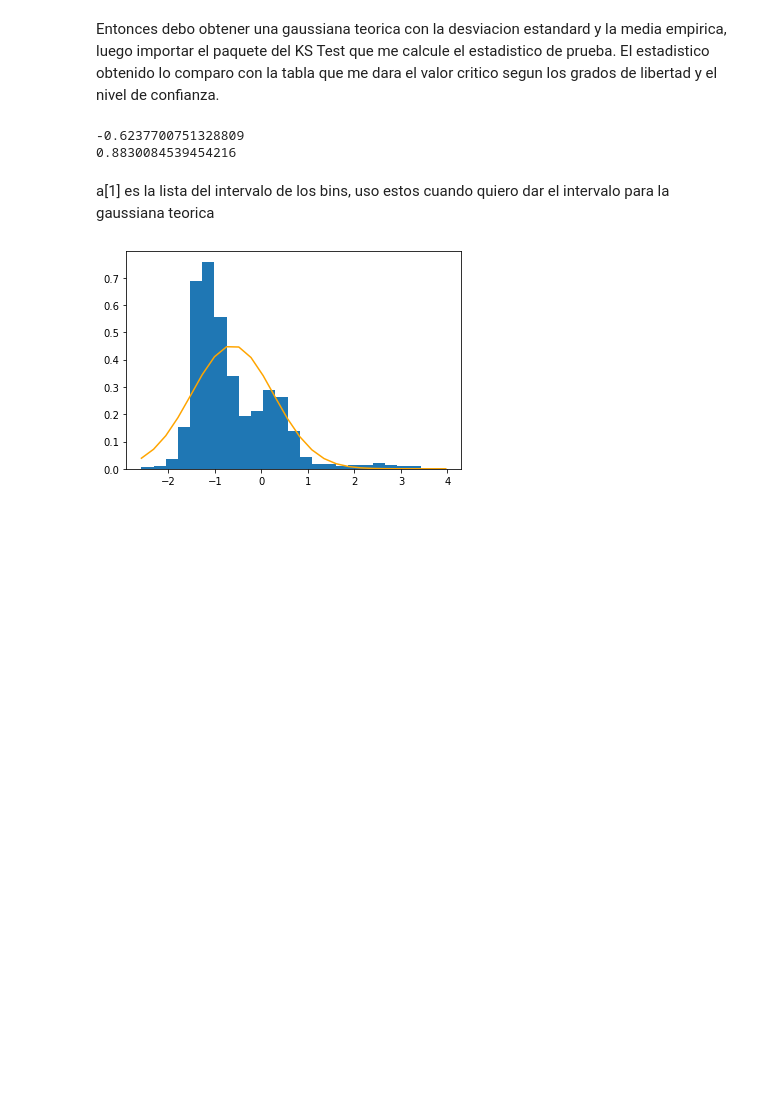
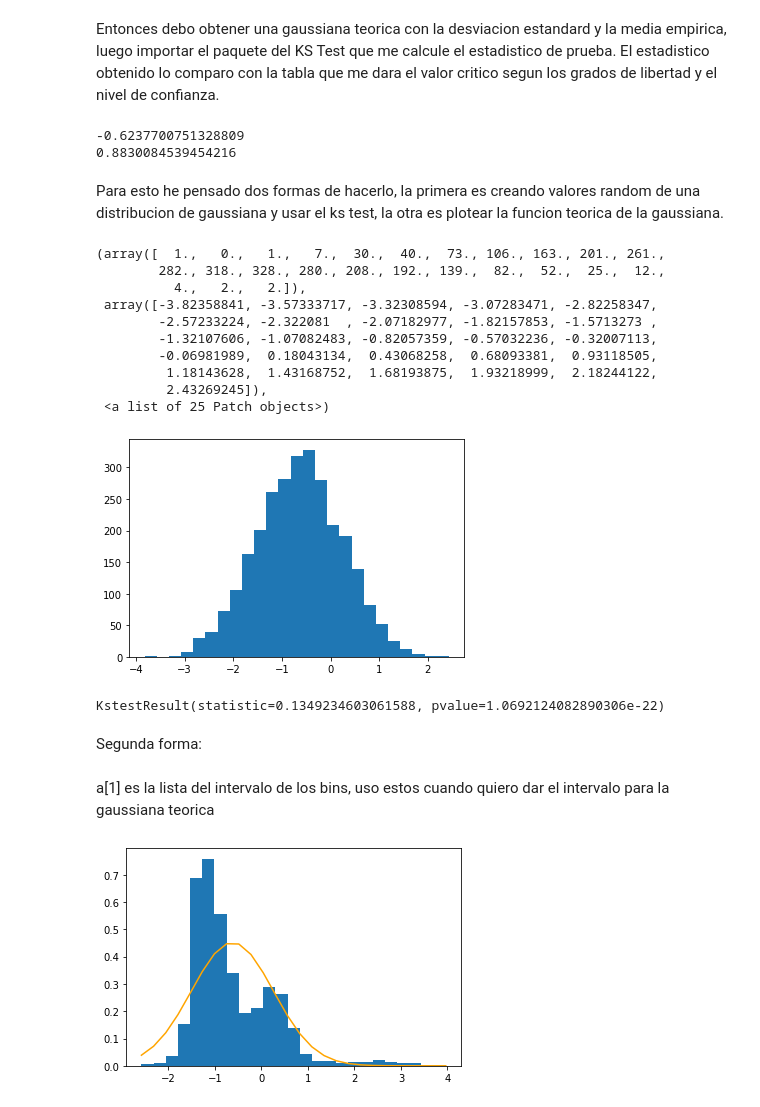
Before and after one commit to Nico2411/Guia-3, a Jupyter notebook: Exoplanetas Guia 3.ipynb, the cells around one changed output. Drawn from its saved outputs; the diff is of its cells as text; code cells hidden in the pictures; blank space fills up the shorter version.

```diff
--- a/Exoplanetas Guia 3.ipynb
+++ b/Exoplanetas Guia 3.ipynb
@@ -227,6 +227,35 @@ print(s)
 # %% [output]
 -0.6237700751328809
 0.8830084539454216
+# %% [markdown]
+Para esto he pensado dos formas de hacerlo, la primera es creando valores random de una distribucion de gaussiana y usar el ks test, la otra es plotear la funcion teorica de la gaussiana.
+# %%
+# Primera forma:
+x1 =scipy.random.normal(loc = mu, scale = s, size = len(lista3))
+# genera un random de distribucion normal estandar
+# scale es la desviacion estandard
+# loc es la media
+# size es es el numero de la muestra
+plt.hist(x1, bins = 25)
+# %% [output]
+(array([  1.,   0.,   1.,   7.,  30.,  40.,  73., 106., 163., 201., 261.,
+        282., 318., 328., 280., 208., 192., 139.,  82.,  52.,  25.,  12.,
+          4.,   2.,   2.]),
+ array([-3.82358841, -3.57333717, -3.32308594, -3.07283471, -2.82258347,
+        -2.57233224, -2.322081  , -2.07182977, -1.82157853, -1.5713273 ,
+        -1.32107606, -1.07082483, -0.82057359, -0.57032236, -0.32007113,
+        -0.06981989,  0.18043134,  0.43068258,  0.68093381,  0.93118505,
+         1.18143628,  1.43168752,  1.68193875,  1.93218999,  2.18244122,
+         2.43269245]),
+ <a list of 25 Patch objects>)
+[figure, added]
+# %%
+st.kstest(lista3, x1)
+# al final analizo los resultados
+# %% [output]
+KstestResult(statistic=0.1349234603061588, pvalue=1.0692124082890306e-22)
+# %% [markdown]
+Segunda forma:
 # %% [markdown]
 a[1] es la lista del intervalo de los bins, uso estos cuando quiero dar el intervalo para la gaussiana teorica
 # %%
```
Also changed, not shown: parts of 1 cell of this notebook.
